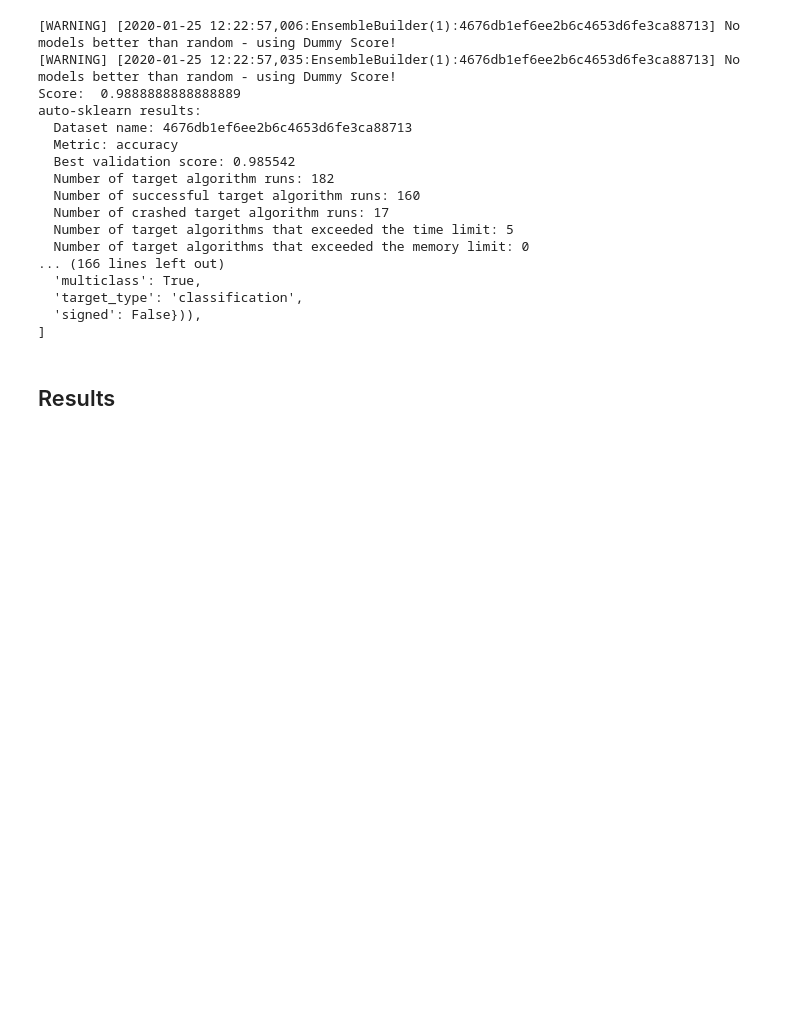
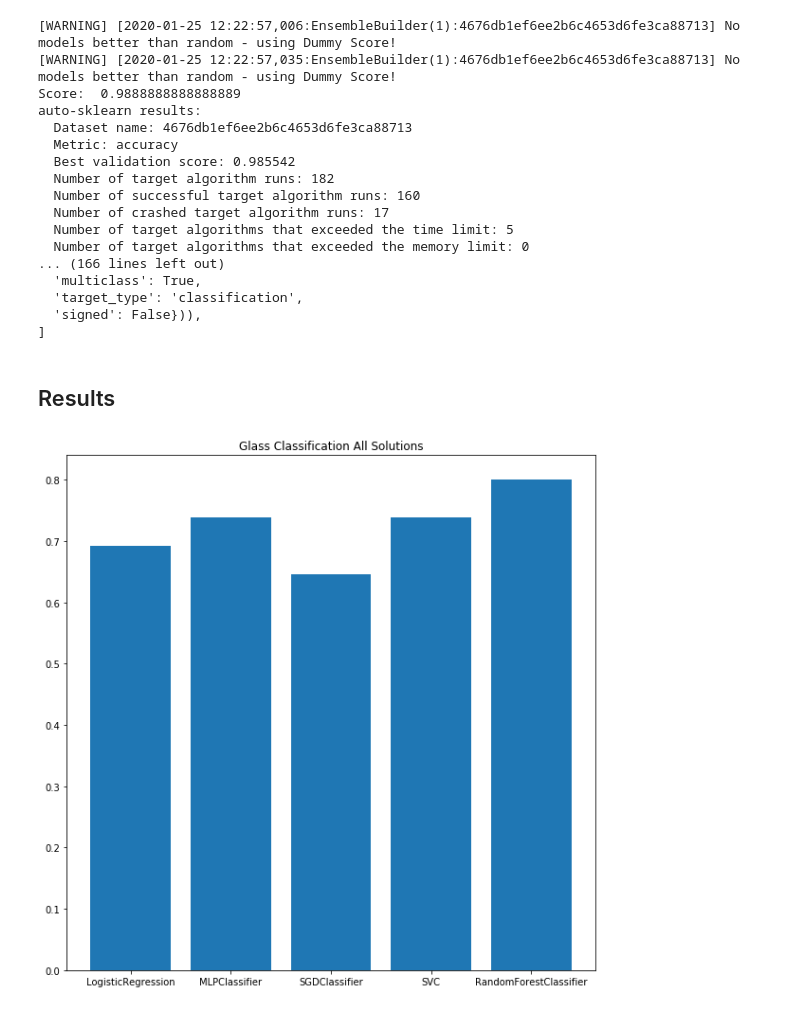
Before and after one commit to velitchko/machine-learning, a Jupyter notebook: assignment_3/Simulated Annealing.ipynb, the cells around one changed output. Saved outputs shown, nothing was run; the diff lists cells and outputs as text; code cells hidden in the pictures; blank space fills up the shorter version.

```diff
--- a/assignment_3/Simulated Annealing.ipynb
+++ b/assignment_3/Simulated Annealing.ipynb
@@ -258,0 +351,3 @@ X_test = sc.fit_transform(X_test)
+# %%
+#train and test split
+X_train, X_test, y_train, y_test = train_test_split(X, y, test_size = 0.3, random_state = 42)
@@ -672,0 +839,17 @@ Score = "0.769325912183055"
+# %%
+#Graphic module from Sam to visualize results output
+import matplotlib.pyplot as plt
+fig, ax = plt.subplots(figsize = (10,10))
+ax.set_title('Glass Classification All Solutions')
+
+D = {}
+for x in glass_all:
+    name = x['solution']['name']
+    score = x['score']
+    D[name] = score
+plt.bar(range(len(D)), D.values(), align='center')
+plt.xticks(range(len(D)), D.keys())
+
+plt.show()
+# %% [output]
+[figure, added]
```
Also changed, not shown: parts of 14 cells of this notebook, 1 other file.
